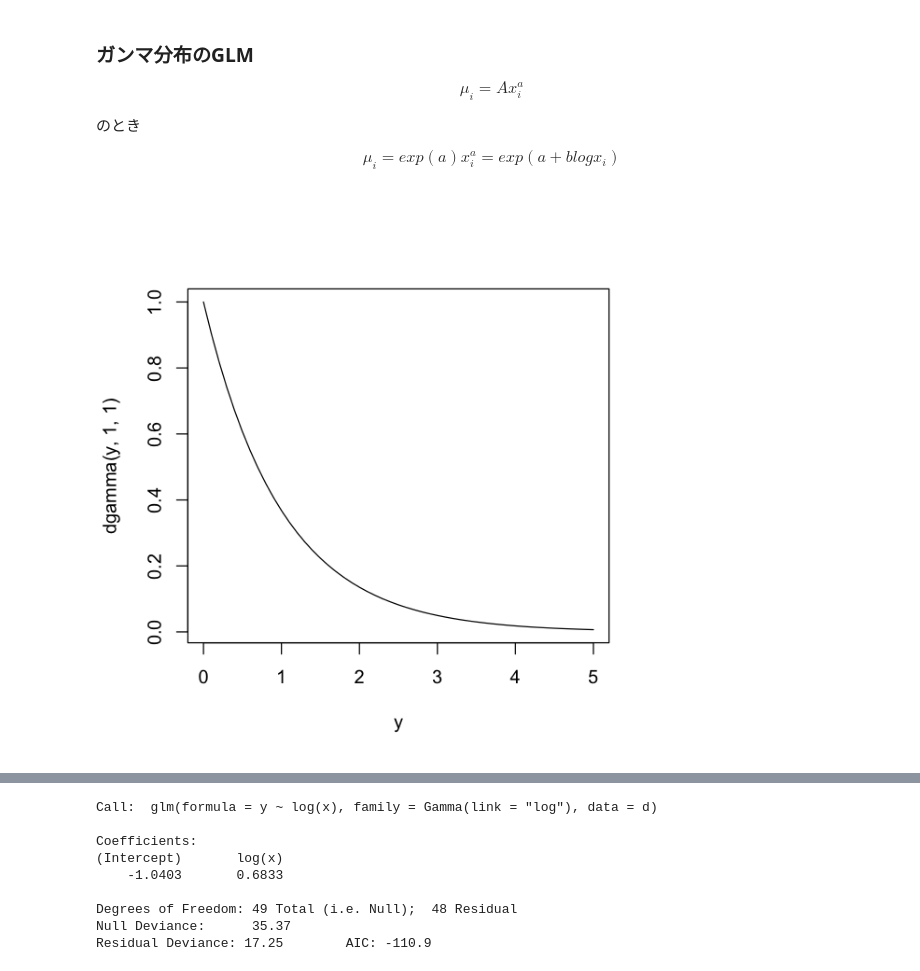
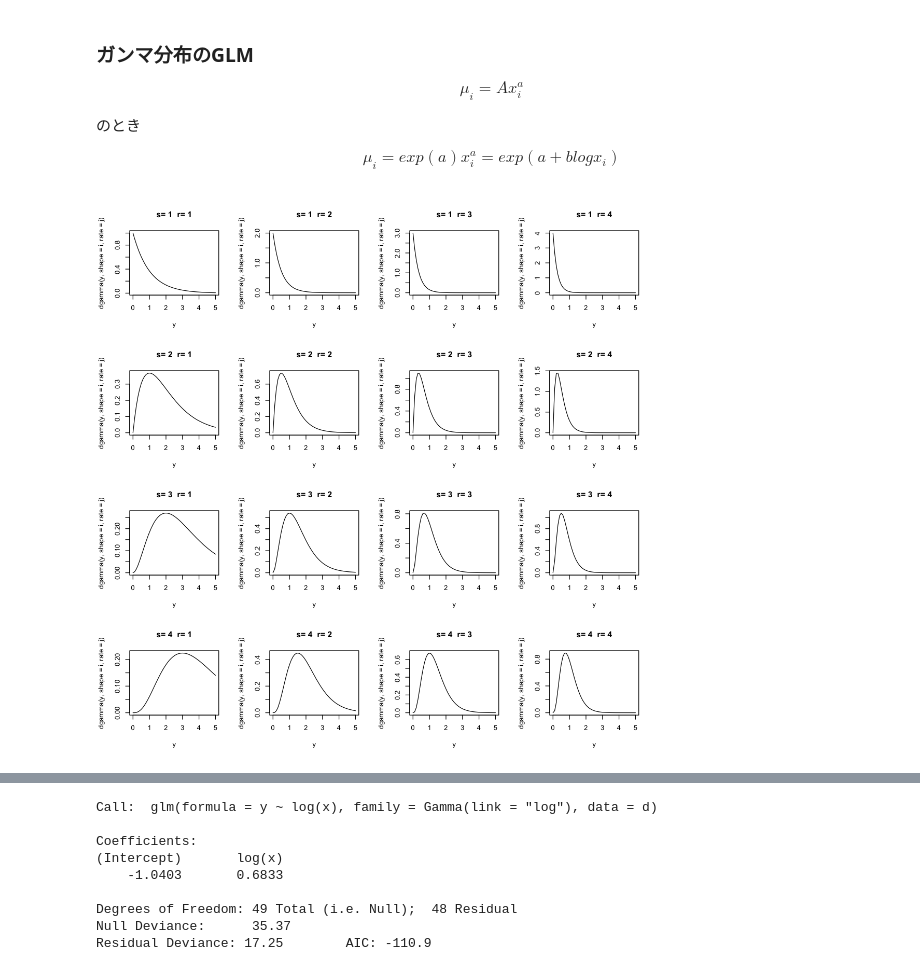
Before and after one commit to Rio-Sh/sub_stat_model_h29, a Jupyter notebook: データ解析統計モデリング２.ipynb, the cells around one changed output, grey strips where cells are left out. Drawn from its saved outputs; the diff is of its cells as text; code cells hidden in the pictures.

```diff
--- a/データ解析統計モデリング２.ipynb
+++ b/データ解析統計モデリング２.ipynb
@@ -385,9 +381,16 @@ $$\mu_i = Ax_i^a$$
 のとき
 
 $$\mu_i = exp(a)x_i^a = exp(a+b logx_i)$$
-# %%
-# ガンマ分布
-y <- seq(0, 5, 0.1)
-plot(y, dgamma(y, 1, 1), type="l")
-# %% [output]
-[figure, removed]
+# %%
+options(repr.plot.width=9, repr.plot.height=9)
+par(mfrow=c(4,4))
+# ガンマ分布
+y <- seq(0, 5, 0.1)
+
+for (i in 1:4) {
+    for (j in 1:4){
+        plot(y, dgamma(y, shape=i, rate=j), type="l",main=paste('s=',i,'','r=',j))
+        }
+    }
+# %% [output]
+[figure, added]
```
Also changed, not shown: parts of 8 cells of this notebook.
